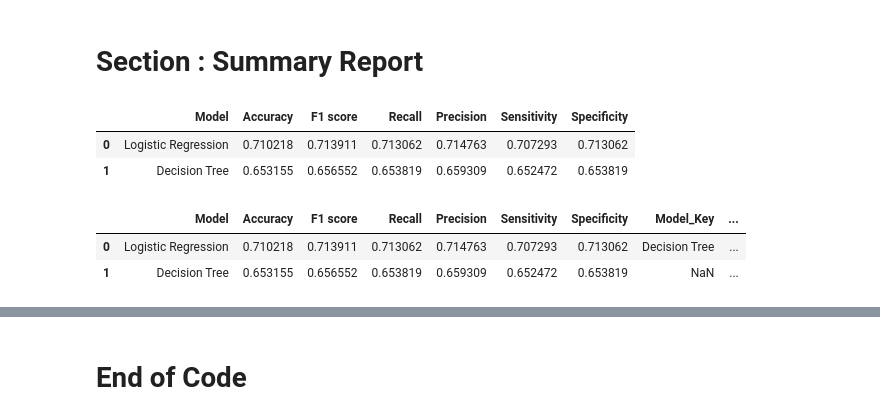
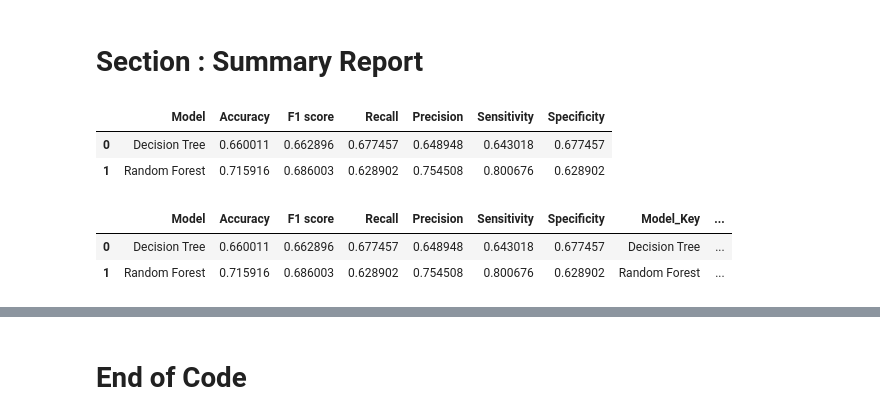
Before and after one commit to bhavikapatil/Capstone, a Jupyter notebook: Code/_Dennis_Sandbox/DAT 205-Group01-NBA-HistPlayGameLogs-01Transform.ipynb, the cells around one changed output, grey strips where cells are left out. Saved outputs shown, nothing was run; the diff lists cells and outputs as text; code cells hidden in the pictures.

```diff
--- a/Code/_Dennis_Sandbox/DAT 205-Group01-NBA-HistPlayGameLogs-01Transform.ipynb
+++ b/Code/_Dennis_Sandbox/DAT 205-Group01-NBA-HistPlayGameLogs-01Transform.ipynb
@@ -826,7 +830,7 @@ if debug_active == 'yes':
 #                    warm_start=False)
 
 # Create the model
-LogRegM = LogisticRegression(solver='liblinear', random_state = random_state_val)
+LogRegM = LogisticRegression(C=1, solver='liblinear', random_state = random_state_val)
 
 # Train the model
 LogRegM.fit(X_train, Y_train.values.ravel())
@@ -992,0 +1005,9 @@ if debug_active == 'yes':
+# %%
+# Create the model
+RFM = RandomForestClassifier(max_depth=2, random_state=0)
+
+# Train the model
+RFM.fit(X_train, Y_train.values.ravel())
+
+# Predict using test data
+Y_pred = RFM.predict(X_test)
@@ -992,0 +1032,21 @@ if debug_active == 'yes':
+# %%
+accuracy_score_RFM = accuracy_score(Y_test, Y_pred)
+f1_score_RFM = f1_score(Y_test, Y_pred)
+recall_score_RFM = recall_score(Y_test, Y_pred)
+precision_score_RFM = precision_score(Y_test, Y_pred)
+classification_report_RFM = classification_report(Y_test, Y_pred)
+confusion_matrix_RFM = confusion_matrix(Y_test, Y_pred)
+cm = confusion_matrix_RFM
+sensitivity_RFM = cm[0,0]/(cm[0,0]+cm[0,1])
+specificity_RFM = cm[1,1]/(cm[1,0]+cm[1,1])
+
+# VALIDATION CODE
+if debug_active == 'yes':
+    print('Accuracy:', numFormat.format(accuracy_score_RFM))
+    print('F1 score:', numFormat.format(f1_score_RFM))
+    print('Recall:', numFormat.format(recall_score_RFM))
+    print('Precision:', numFormat.format(precision_score_RFM))
+    print('Sensitivity : ', numFormat.format(sensitivity_RFM))
+    print('Specificity : ', numFormat.format(specificity_RFM))
+    print('\n clasification report:\n', classification_report_RFM)
+    print('\n confussion matrix:\n',confusion_matrix_RFM)
@@ -1003,6 +1107,7 @@ loan_models.append(('Decision Tree', DecisionTreeClassifier()))
 # loan_models.append(('Linear Discriminant Analysis', LinearDiscriminantAnalysis()))
 # loan_models.append(('Gaussian', GaussianNB()))
 # loan_models.append(('SVM', SVC()))
+loan_models.append(('Random Forest', RandomForestClassifier()))
 
 cross_val_scores = []
 model_keys = []
@@ -1055,42 +1162,45 @@ df_Metrics = []
 df_Metrics_headers = [0,1,2,3,4,5,6]
 df_Metrics = pd.DataFrame (df_Metrics, columns = df_Metrics_headers)
 
-df_AddModel = pd.Series(['Logistic Regression', accuracy_score_LogRegM,f1_score_LogRegM,recall_score_LogRegM,precision_score_LogRegM,sensitivity_LogRegM,specificity_LogRegM])
-df_Metrics = df_Metrics.append(df_AddModel, ignore_index=True)
+# df_AddModel = pd.Series(['Logistic Regression', accuracy_score_LogRegM,f1_score_LogRegM,recall_score_LogRegM,precision_score_LogRegM,sensitivity_LogRegM,specificity_LogRegM])
+# df_Metrics = df_Metrics.append(df_AddModel, ignore_index=True)
 
 df_AddModel = pd.Series(['Decision Tree',accuracy_score_DTM,f1_score_DTM,recall_score_DTM,precision_score_DTM,sensitivity_DTM,specificity_DTM])
 df_Metrics = df_Metrics.append(df_AddModel, ignore_index=True)
 
 # df_AddModel = pd.Series(['K Nearest Neighbors',accuracy_score_KNNM,f1_score_KNNM,recall_score_KNNM,precision_score_KNNM,sensitivity_KNNM,specificity_KNNM])
 # df_Metrics = df_Metrics.append(df_AddModel, ignore_index=True)
 
 # df_AddModel = pd.Series(['Linear Discriminant Analysis',accuracy_score_LDAM,f1_score_LDAM,recall_score_LDAM,precision_score_LDAM,sensitivity_LDAM,specificity_LDAM])
 # df_Metrics = df_Metrics.append(df_AddModel, ignore_index=True)
 
 # df_AddModel = pd.Series(['Gaussian Naive Bayes',accuracy_score_GNBM,f1_score_GNBM,recall_score_GNBM,precision_score_GNBM,sensitivity_GNBM,specificity_GNBM])
 # df_Metrics = df_Metrics.append(df_AddModel, ignore_index=True)
 
 # df_AddModel = pd.Series(['SVM',accuracy_score_SVMM,f1_score_SVMM,recall_score_SVMM,precision_score_SVMM,sensitivity_SVMM,specificity_SVMM])
 # df_Metrics = df_Metrics.append(df_AddModel, ignore_index=True)
 
+df_AddModel = pd.Series(['Random Forest',accuracy_score_RFM,f1_score_RFM,recall_score_RFM,precision_score_RFM,sensitivity_RFM,specificity_RFM])
+df_Metrics = df_Metrics.append(df_AddModel, ignore_index=True)
+
 df_Metrics.columns = ['Model','Accuracy','F1 score','Recall','Precision','Sensitivity','Specificity']
 
 # VALIDATION CODE
 if debug_active == 'yes':
     display(df_Metrics)
 
 # Join dataframes for Metrics and cross_val_scores
 df_Summary = pd.concat([df_Metrics,df_cross_val_score], axis=1)
 # VALIDATION CODE
 if debug_active == 'yes':
     display(df_Summary)
 # %% [output]
 |  | Model | Accuracy | F1 score | Recall | Precision | Sensitivity | Specificity |
-| 0 | Logistic Regression | 0.710218 | 0.713911 | 0.713062 | 0.714763 | 0.707293 | 0.713062 |
-| 1 | Decision Tree | 0.653155 | 0.656552 | 0.653819 | 0.659309 | 0.652472 | 0.653819 |
+| 0 | Decision Tree | 0.660011 | 0.662896 | 0.677457 | 0.648948 | 0.643018 | 0.677457 |
+| 1 | Random Forest | 0.715916 | 0.686003 | 0.628902 | 0.754508 | 0.800676 | 0.628902 |
 |  | Model | Accuracy | F1 score | Recall | Precision | Sensitivity | Specificity | Model_Key | ... |
-| 0 | Logistic Regression | 0.710218 | 0.713911 | 0.713062 | 0.714763 | 0.707293 | 0.713062 | Decision Tree | ... |
-| 1 | Decision Tree | 0.653155 | 0.656552 | 0.653819 | 0.659309 | 0.652472 | 0.653819 | NaN | ... |
+| 0 | Decision Tree | 0.660011 | 0.662896 | 0.677457 | 0.648948 | 0.643018 | 0.677457 | Decision Tree | ... |
+| 1 | Random Forest | 0.715916 | 0.686003 | 0.628902 | 0.754508 | 0.800676 | 0.628902 | Random Forest | ... |
 # %%
 # Clean up columns by dropping columns of duplicate data (Model_Key)
 df_Summary.drop(['Model_Key'], axis=1, inplace=True)
```
Also changed, not shown: parts of 26 cells of this notebook, 1 other file.
